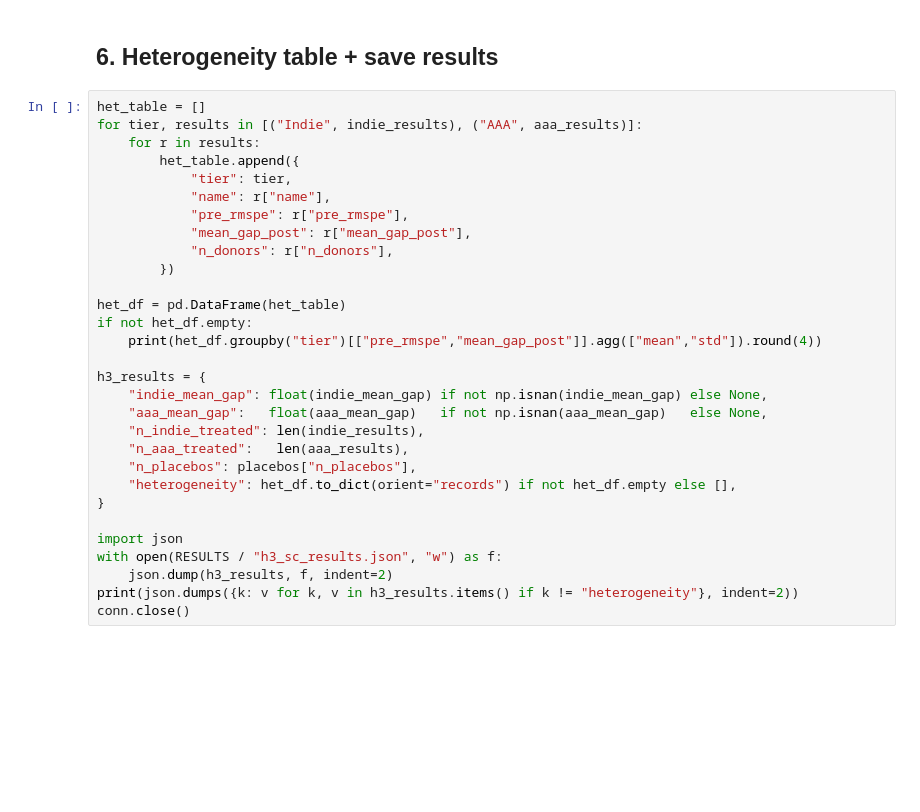
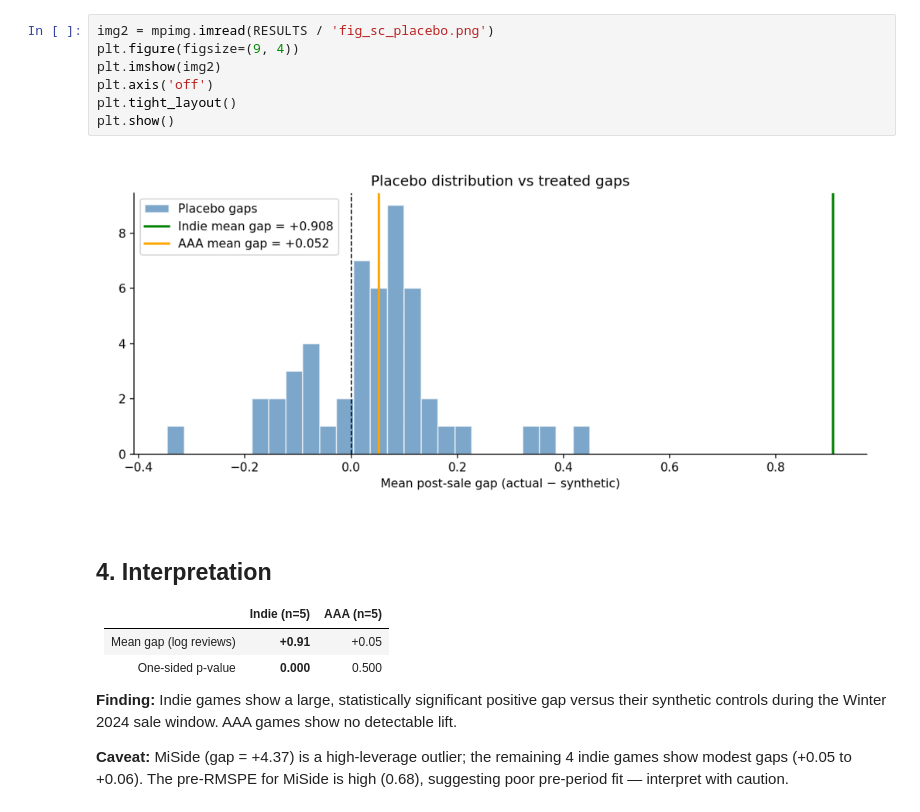
Before and after one commit to divyesh0406/Steam-Sale, a Jupyter notebook: steam-sale-lift/notebooks/04_hypothesis_3_synthetic_control.ipynb, the cells around one changed output. Saved outputs shown, nothing was run; the diff lists cells and outputs as text; blank space fills up the shorter version.

```diff
--- a/steam-sale-lift/notebooks/04_hypothesis_3_synthetic_control.ipynb
+++ b/steam-sale-lift/notebooks/04_hypothesis_3_synthetic_control.ipynb
@@ -162,32 +77,20 @@ if not np.isnan(aaa_mean_gap):
-# %% [markdown]
-## 6. Heterogeneity table + save results
-# %%
-het_table = []
-for tier, results in [("Indie", indie_results), ("AAA", aaa_results)]:
-    for r in results:
-        het_table.append({
-            "tier": tier,
-            "name": r["name"],
-            "pre_rmspe": r["pre_rmspe"],
-            "mean_gap_post": r["mean_gap_post"],
-            "n_donors": r["n_donors"],
-        })
-
-het_df = pd.DataFrame(het_table)
-if not het_df.empty:
-    print(het_df.groupby("tier")[["pre_rmspe","mean_gap_post"]].agg(["mean","std"]).round(4))
-
-h3_results = {
-    "indie_mean_gap": float(indie_mean_gap) if not np.isnan(indie_mean_gap) else None,
-    "aaa_mean_gap":   float(aaa_mean_gap)   if not np.isnan(aaa_mean_gap)   else None,
-    "n_indie_treated": len(indie_results),
-    "n_aaa_treated":   len(aaa_results),
-    "n_placebos": placebos["n_placebos"],
-    "heterogeneity": het_df.to_dict(orient="records") if not het_df.empty else [],
-}
-
-import json
-with open(RESULTS / "h3_sc_results.json", "w") as f:
-    json.dump(h3_results, f, indent=2)
-print(json.dumps({k: v for k, v in h3_results.items() if k != "heterogeneity"}, indent=2))
-conn.close()
+# %%
+img2 = mpimg.imread(RESULTS / 'fig_sc_placebo.png')
+plt.figure(figsize=(9, 4))
+plt.imshow(img2)
+plt.axis('off')
+plt.tight_layout()
+plt.show()
+# %% [output]
+[figure, added]
+# %% [markdown]
+## 4. Interpretation
+
+| | Indie (n=5) | AAA (n=5) |
+|---|---|---|
+| Mean gap (log reviews) | **+0.91** | +0.05 |
+| One-sided p-value | **0.000** | 0.500 |
+
+**Finding:** Indie games show a large, statistically significant positive gap versus their synthetic controls during the Winter 2024 sale window. AAA games show no detectable lift.
+
+**Caveat:** MiSide (gap = +4.37) is a high-leverage outlier; the remaining 4 indie games show modest gaps (+0.05 to +0.06). The pre-RMSPE for MiSide is high (0.68), suggesting poor pre-period fit — interpret with caution.
```
Also changed, not shown: parts of 16 cells of this notebook, 2 other files.
